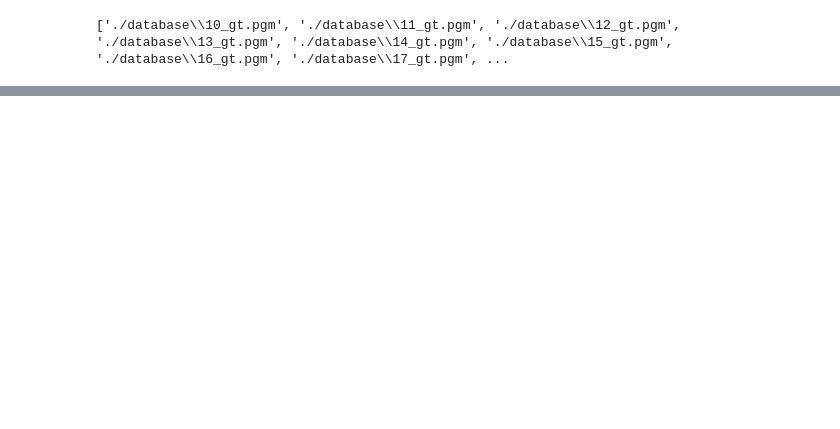
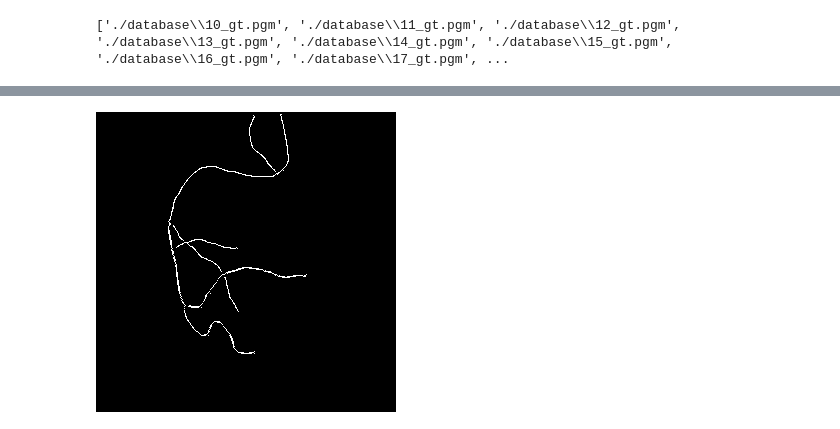
Before and after one commit to Priscigs/Proyecto1-Vision, a Jupyter notebook: parte2.ipynb, the cells around one changed output, grey strips where cells are left out. Saved outputs shown, nothing was run; the diff lists cells and outputs as text; code cells hidden in the pictures; blank space fills up the shorter version.

```diff
--- a/parte2.ipynb
+++ b/parte2.ipynb
@@ -33,6 +33,6 @@ cv2.destroyAllWindows()
 # %%
 def skeletonizeMorphological(img):
-    img = cv2.imread(gt_images[0],0)
+    img = cv2.imread(img,0)
     size = np.size(img)
     skel = np.zeros(img.shape,np.uint8)
 
@@ -62,6 +58,6 @@ def skeletonizeZhangSuen(img):
 # %%
 
-skel = skeletonizeMorphological(gt_images[0])
-cv2.imshow("skel",skel)
-cv2.waitKey(0)
-cv2.destroyAllWindows()
+skel = skeletonizeMorphological(gt_images[10])
+Image.fromarray(skel)
+# %% [output]
+[figure, added]
```
Also changed, not shown: parts of 4 cells of this notebook.
